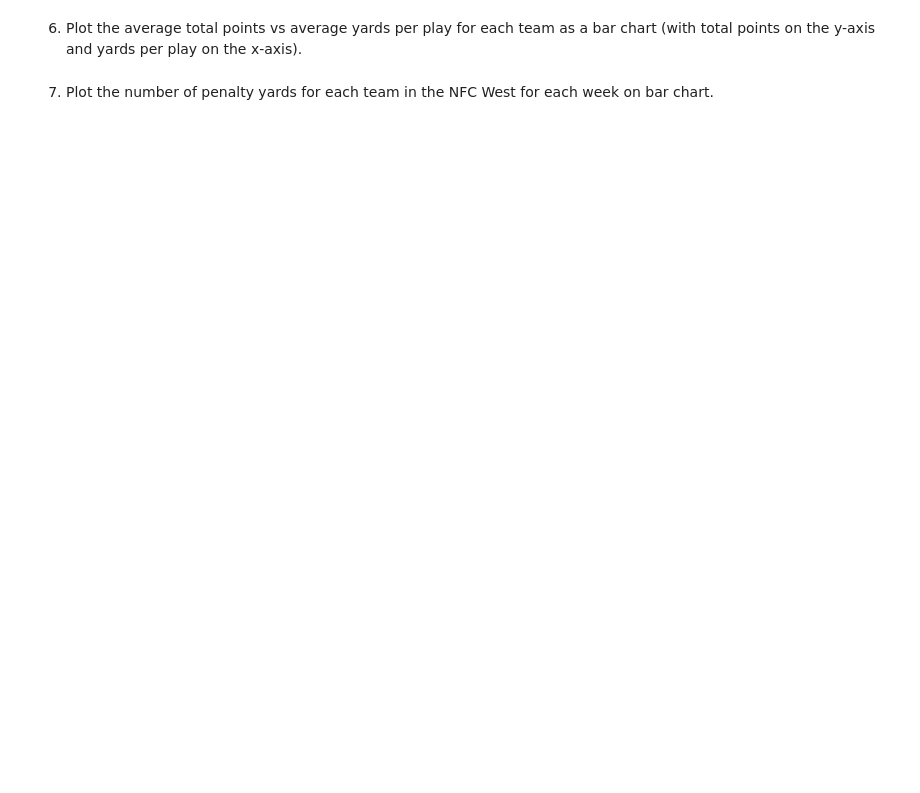
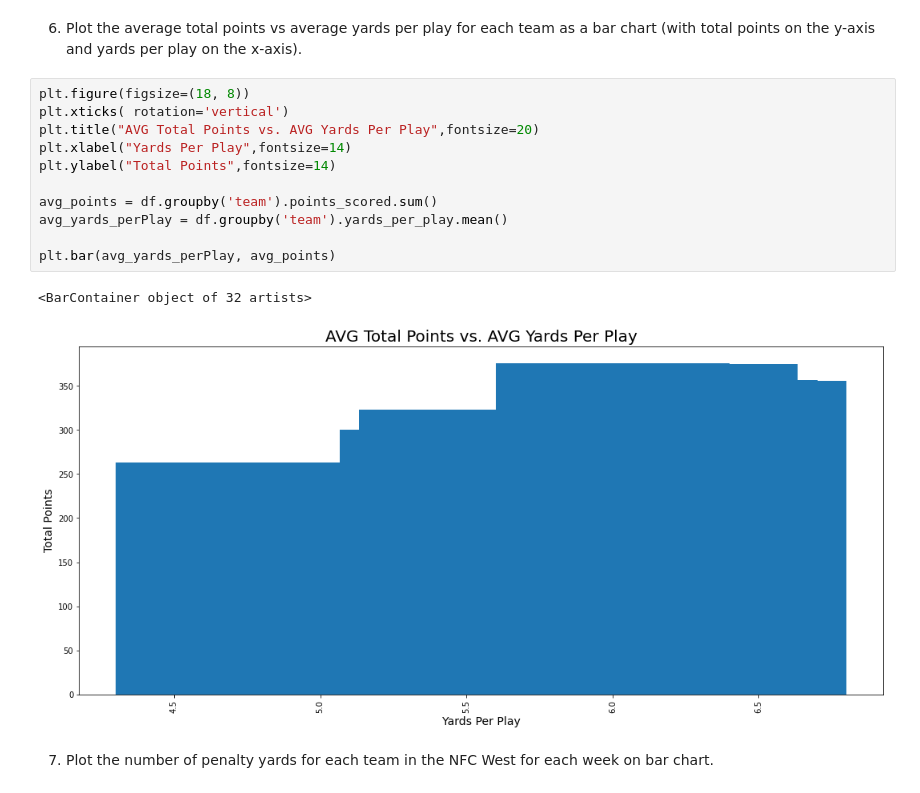
Before and after one commit to allisoncwalker/cis277-fa22-Lab5, a Jupyter notebook: Lab5.ipynb, the cells around one changed output. Drawn from its saved outputs; the diff is of its cells as text; blank space fills up the shorter version.

```diff
--- a/Lab5.ipynb
+++ b/Lab5.ipynb
@@ -57,4 +106,18 @@ barhplot
 # %% [markdown]
 6. Plot the average total points vs average yards per play for each team as a bar chart (with total points on the y-axis and yards per play on the x-axis).
+# %%
+plt.figure(figsize=(18, 8))
+plt.xticks( rotation='vertical')
+plt.title("AVG Total Points vs. AVG Yards Per Play",fontsize=20)
+plt.xlabel("Yards Per Play",fontsize=14)
+plt.ylabel("Total Points",fontsize=14)
+
+avg_points = df.groupby('team').points_scored.sum()
+avg_yards_perPlay = df.groupby('team').yards_per_play.mean()
+
+plt.bar(avg_yards_perPlay, avg_points)
+# %% [output]
+<BarContainer object of 32 artists>
+[figure, added]
 # %% [markdown]
 7. Plot the number of penalty yards for each team in the NFC West for each week on bar chart.
```
Also changed, not shown: parts of 6 cells of this notebook.
